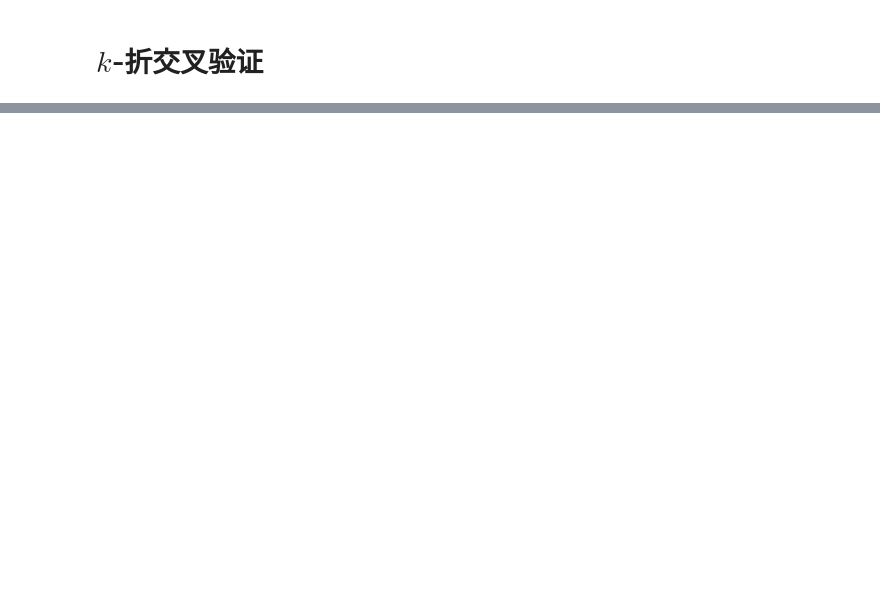
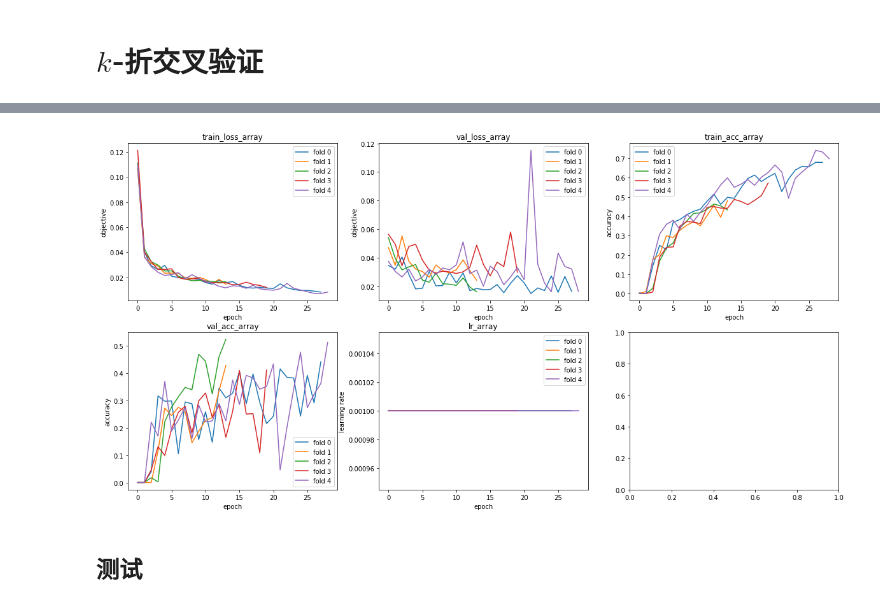
Before and after one commit to zyuegege/alnotes, a Jupyter notebook: work_notes/毫米波电线检测.ipynb, the cells around one changed output, grey strips where cells are left out. Cells and saved outputs as stored; diff of their text form; code cells hidden in the pictures; blank space fills up the shorter version.

```diff
--- a/work_notes/毫米波电线检测.ipynb
+++ b/work_notes/毫米波电线检测.ipynb
@@ -70,0 +245,11 @@ fig.show()
+# %%
+## 交叉验证k
+k=5
+
+## 模型名称
+model_name="resunet_iou"
+k_fold_cross_validate_checkpoint_visualization(k, model_name, checkpoint_root)
+# %% [output]
+[figure, added]
+# %% [markdown]
+## 测试
```
Also changed, not shown: parts of 15 cells of this notebook, 54 other files.
